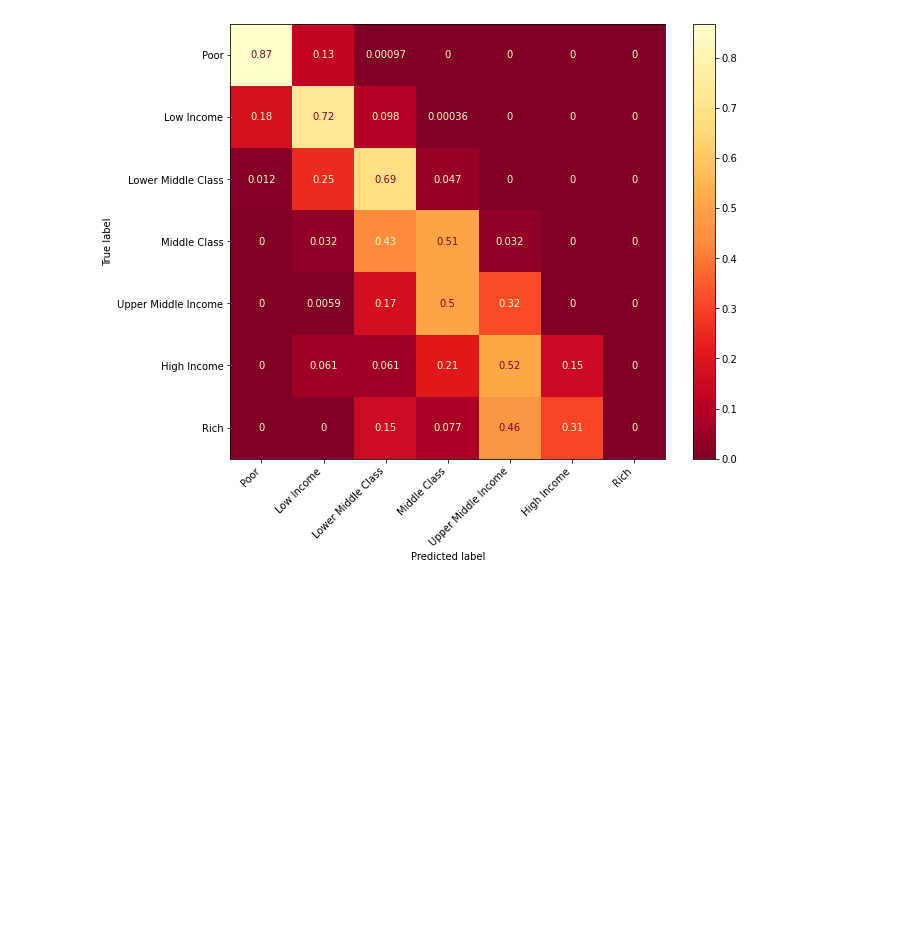
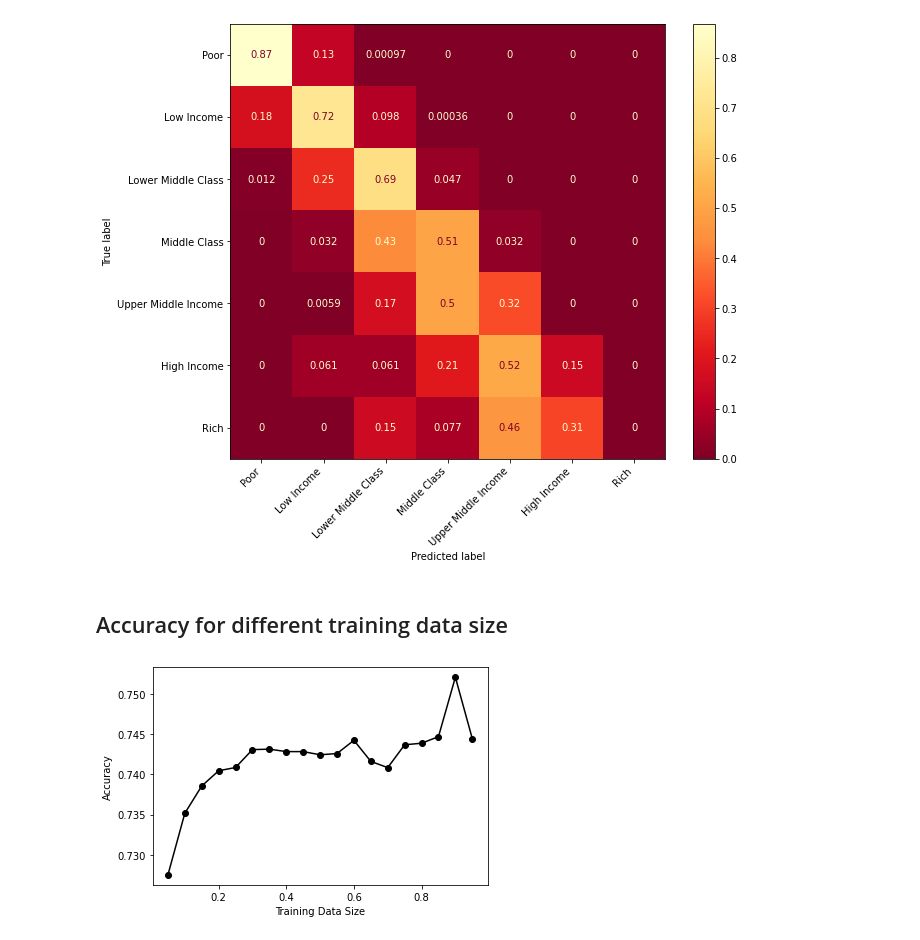
Before and after one commit to xxtofff/App_Physics_157, a Jupyter notebook: Coding Project/codes/Family Income and Expenditures.ipynb, the cells around one changed output. Drawn from its saved outputs; the diff is of its cells as text; code cells hidden in the pictures; blank space fills up the shorter version.

```diff
--- a/Coding Project/codes/Family Income and Expenditures.ipynb
+++ b/Coding Project/codes/Family Income and Expenditures.ipynb
@@ -134,8 +166,8 @@ print(null)
 # %% [output]
 []
 # %%
-target_fies = raw_fies[target_col]
-feat_fies = raw_fies[total_cols]
+target_fies = new_fies[target_col]
+feat_fies = new_fies[total_cols]
 
 x_train, x_test, y_train, y_test = train_test_split(feat_fies, target_fies, train_size = 0.8, random_state = 0)
 # %%
@@ -220,3 +248,45 @@ plt.savefig('..//figures//ConfusionMatrixNorm.png', dpi = 400, bbox_inches = 'ti
 plt.show()
 # %% [output]
 [figure]
+# %% [markdown]
+## Accuracy for different training data size
+# %%
+accuracy = {}
+rich_accu = {}
+
+for t_size in np.linspace(0.05,0.95,19):
+
+    target_fies = new_fies[target_col]
+    feat_fies = new_fies[total_cols]
+
+    num_cols = [col for col in feat_fies.columns if feat_fies[col].dtype in ['int64', 'flt64']]
+    cat_cols = [col for col in feat_fies.columns if feat_fies[col].dtype in [object]]
+
+    x_train, x_test, y_train, y_test = train_test_split(feat_fies, target_fies, train_size = t_size, random_state = 0)
+
+    num_transformer = SimpleImputer(strategy = 'median')
+    cat_transformer = Pipeline(steps = [('imputer', SimpleImputer(strategy= 'constant')),('onehot', OneHotEncoder(handle_unknown='ignore'))])
+    preprocess = ColumnTransformer(transformers = [('num', num_transformer, num_cols), ('cat', cat_transformer, cat_cols)])
+
+    final_model = RandomForestClassifier(random_state=0, n_estimators=opt_estim, max_leaf_nodes=opt_nodes, max_depth=opt_depth)
+    pipeline = Pipeline(steps = [('preprocessor', preprocess), ('model', final_model)])
+    pipeline.fit(x_train, y_train.values.ravel())
+    y_predict = pipeline.predict(x_test)
+
+    correct = np.array(y_test == y_predict).sum()/y_test.count()
+
+    y_testbool = y_test == 'Rich'
+    y_predbool = y_predict == 'Rich'
+    rich_corr = np.logical_and(y_testbool, y_predbool).sum()/y_testbool.sum()
+
+    rich_accu[t_size] = rich_corr
+    accuracy[t_size] = correct
+# %%
+plt.scatter(accuracy.keys(), accuracy.values(), c = 'black')
+plt.plot(accuracy.keys(), accuracy.values(), 'k')
+plt.ylabel('Accuracy')
+plt.xlabel('Training Data Size')
+plt.savefig('..//figures//AccuTrain.png', dpi = 400)
+plt.show()
+# %% [output]
+[figure, added]
```
Also changed, not shown: parts of 12 cells of this notebook, 7 other files.
